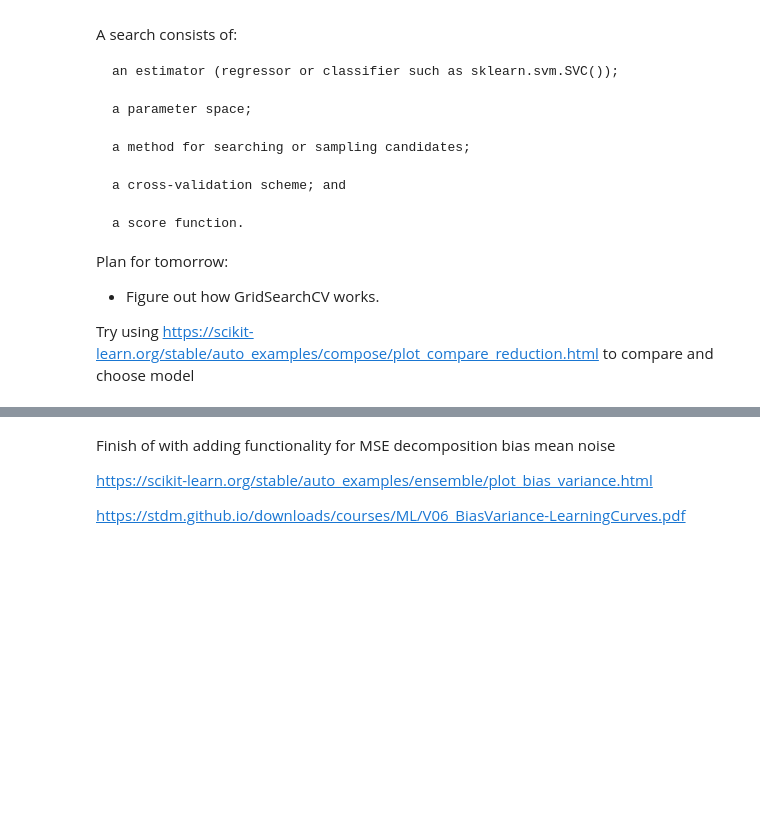
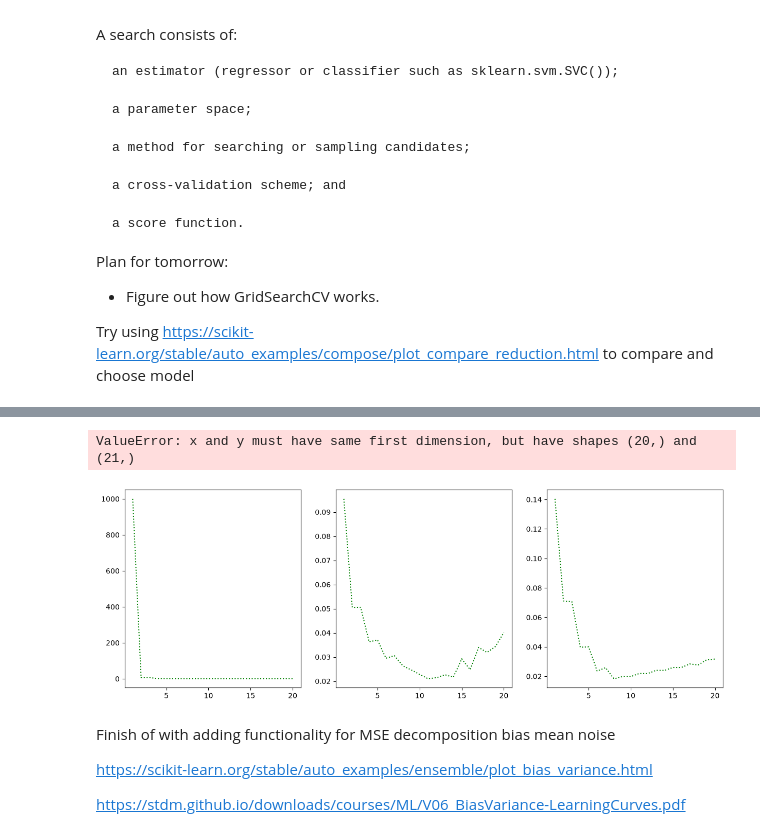
Before and after one commit to nillescorner/FYS-STK4155-Group, a Jupyter notebook: Project_1/Code/Project1.ipynb, the cells around one changed output, grey strips where cells are left out. Cells and saved outputs as stored; diff of their text form; code cells hidden in the pictures; blank space fills up the shorter version.

Commit message:
some more work. added to GitCommandLines.txt

```diff
--- a/Project_1/Code/Project1.ipynb
+++ b/Project_1/Code/Project1.ipynb
@@ -1650,16 +1652,79 @@ for model_shorthand in model_shorthands:
             "y_preds": y_preds[model_name][k][lam][deg],
         }
 # %%
+mse_decomposition = {}
 for model_shorthand in model_shorthands:
     error = np.zeros(maxdegree)
     bias = np.zeros(maxdegree)
     variance = np.zeros(maxdegree)
+
+    mse_decomposition[model_shorthand] = {}
+
     for deg in degs:
         y_pred = trained_results[model_shorthand][deg]['y_preds']
 
-        # Expectations over training sets are averages along axis 1;
-        # keepdims=True preserves the column shape and is essential
-        # for the bias to come out right.
-        error[degree] = np.mean(np.mean((y_test - y_pred)**2, axis=1, keepdims=True))
-        bias[degree] = np.mean((y_test - np.mean(y_pred, axis=1, keepdims=True))**2)
-        variance[degree] = np.mean(np.var(y_pred, axis=1, keepdims=True))
+        # error[deg] = np.mean(np.mean((y_test - y_pred)**2, keepdims=True))
+        bias[deg] = np.mean((y_test - np.mean(y_pred,  keepdims=True))**2)
+        variance[deg] = np.mean(np.var(y_pred, keepdims=True))
+
+    mse_decomposition[model_shorthand] = {'bias' : bias,
+                                          'variance' : variance,
+                                        #   'error' : error,
+                                          'degrees' : degs}
+
+
+
+
+fig, axs = plt.subplots(1,3, figsize = (15, 5))
+
+# Using OLS as a reference
+
+# for k, linesstyle in zip([5,10], ['dotted','dashed']):
+#         axs[1].plot(x_axis_20, cvs["OLS"][k], color = 'black', linestyle = 'dashed',  label = f'OLS, folds  = {k}')
+#         # # axs[2].plot(x_axis_20, results[model_shorthand]['score'], color = col_line[0], linestyle = col_line[1],  label = model_shorthand)
+
+
+
+color_and_linestyle = [('g', 'dotted', 'x'), ('r', 'dotted', 'x'), ('g', 'dashed', 'x'), ('r', 'dashed', 'v')]
+
+for model_shorthand, col_line in zip(model_shorthands,color_and_linestyle):
+        model_name, fold_text = model_shorthand.split(", folds = ")
+        model_name = model_name.capitalize()
+
+        print(mse_decomposition[model_shorthand]['bias'].shape)
+        print(mse_decomposition[model_shorthand]['bias'])
+
+        axs[0].plot(x_axis_20, results[model_shorthand]['best_params'], color = col_line[0], linestyle = col_line[1],  label = model_shorthand)
+        axs[1].plot(x_axis_20, results[model_shorthand]['mse'], color = col_line[0], linestyle = col_line[1],  label = model_shorthand)
+        axs[2].plot(x_axis_20, results[model_shorthand]['score'], color = col_line[0], linestyle = col_line[1],  label = model_shorthand)
+        axs[2].plot(x_axis_20, mse_decomposition[model_shorthand]['variance'], label = model_name + "variance")
+        axs[2].plot(x_axis_20, mse_decomposition[model_shorthand]['bias'],  label = model_name + r"bias + $\sigma^2$")
+
+axs[0].set_title(r'Best parameter $\lambda$')
+axs[1].set_title(r'Best cross-validation score (MSE)')
+axs[2].set_title(r'Test set score')
+
+axs[0].set_ylabel(r'Penalty $\lambda$')
+axs[1].set_ylabel('MSE')
+axs[2].set_ylabel('Test score')
+
+
+for i in range(3):
+        axs[i].set_xticks(x_axis_20)
+        axs[i].grid(which="both", alpha=0.5)
+
+axs[0].set_yscale("log")
+# axs[1].set_yscale("log")
+
+axs[1].legend()
+
+
+
+fig.supxlabel("Polynomial Degree").set_in_layout(True)
+# fig.supylabel("Cross-validated MSE").set_in_layout(True)
+fig.tight_layout()
+plt.savefig(fname='figs/Part_i_hyperparameters_msedecomposition.pdf')
+
+#NOTE: Add "OLS not included, as it does not have hyperparameters.
+# Its MSE as we pass 10 degrees grows to 10e2"
+# %% [output]
@@ -1666,3 +1736,5 @@ for model_shorthand in model_shorthands:
+ValueError: x and y must have same first dimension, but have shapes (20,) and (21,)
+[figure, added]
 # %% [markdown]
 Finish of with adding functionality for MSE decomposition
 bias
```
Also changed, not shown: parts of 2 cells of this notebook, 3 other files.
